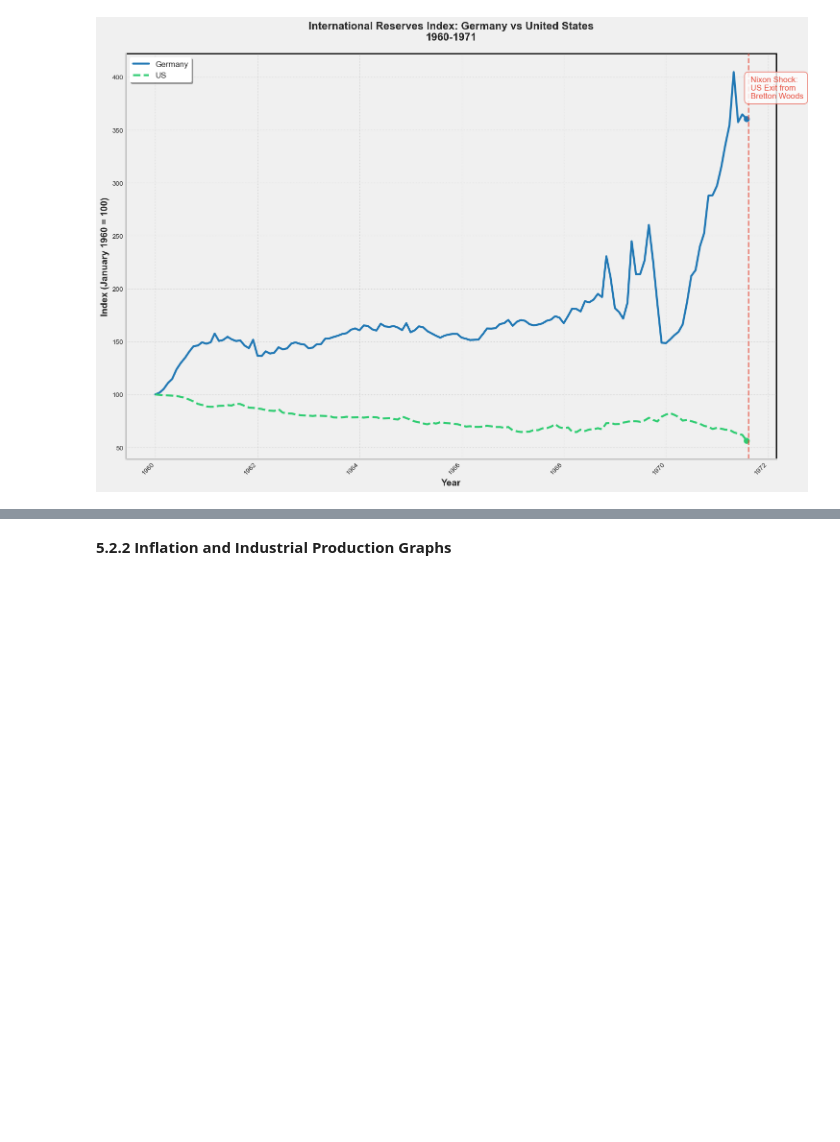
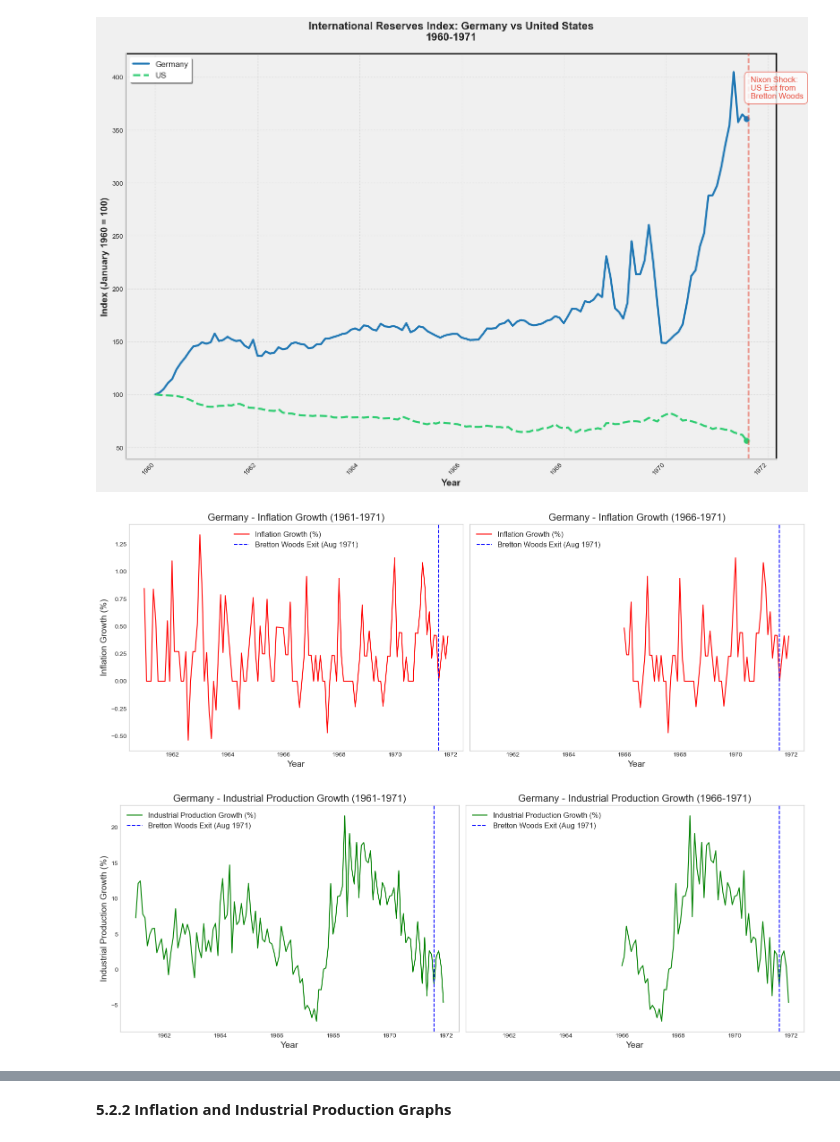
Before and after one commit to EC1B1-Macro-Project/Germany_Coursework, a Jupyter notebook: code/NB00.ipynb, the cells around one changed output, grey strips where cells are left out. Cells and saved outputs as stored; diff of their text form; code cells hidden in the pictures; blank space fills up the shorter version.

```diff
--- a/code/NB00.ipynb
+++ b/code/NB00.ipynb
@@ -584,3 +584,75 @@ plt.tight_layout()
 plt.show()
 # %% [output]
 [figure]
+# %%
+import matplotlib.pyplot as plt
+import pandas as pd
+
+# Define the Bretton Woods exit date
+bretton_woods_exit = pd.to_datetime("1971-08-01")
+
+# Filter data for Germany
+df_germany = merged_df[merged_df["Country"] == "Germany"].copy()
+
+# Convert Date column to datetime format
+df_germany["Date"] = pd.to_datetime(df_germany["Date"])
+
+# Define the start date for analysis
+start_year = "1961-01-01"
+
+# Filter full dataset
+df_full = df_germany[df_germany["Date"] >= start_year]
+
+# Define 10-year and 5-year filtered data
+df_10yr = df_germany[df_germany["Date"].between("1961-01-01", "1971-12-31")]
+df_5yr = df_germany[df_germany["Date"].between("1966-01-01", "1971-12-31")]
+
+# Create subplots for Inflation Growth (Side-by-Side)
+fig, ax = plt.subplots(1, 2, figsize=(16, 6), sharex=True, sharey=True)
+
+# Plot 10-year Inflation Growth
+ax[0].plot(df_10yr["Date"], df_10yr["Monthly Inflation Growth (%)"], label="Inflation Growth (%)", color="red")
+ax[0].axvline(bretton_woods_exit, color="blue", linestyle="--", label="Bretton Woods Exit (Aug 1971)")
+ax[0].set_title("Germany - Inflation Growth (1961-1971)", fontsize=16)
+ax[0].set_xlabel("Year", fontsize=14)
+ax[0].set_ylabel("Inflation Growth (%)", fontsize=14)
+ax[0].legend(fontsize=12)
+ax[0].grid()
+
+# Plot 5-year Inflation Growth
+ax[1].plot(df_5yr["Date"], df_5yr["Monthly Inflation Growth (%)"], label="Inflation Growth (%)", color="red")
+ax[1].axvline(bretton_woods_exit, color="blue", linestyle="--", label="Bretton Woods Exit (Aug 1971)")
+ax[1].set_title("Germany - Inflation Growth (1966-1971)", fontsize=16)
+ax[1].set_xlabel("Year", fontsize=14)
+ax[1].legend(fontsize=12)
+ax[1].grid()
+
+plt.tight_layout()
+plt.show()
+
+
+# Create subplots for Industrial Production Growth (Side-by-Side)
+fig, ax = plt.subplots(1, 2, figsize=(16, 6), sharex=True, sharey=True)
+
+# Plot 10-year Industrial Production Growth
+ax[0].plot(df_10yr["Date"], df_10yr["Industrial Production YoY Growth (%)"], label="Industrial Production Growth (%)", color="green")
+ax[0].axvline(bretton_woods_exit, color="blue", linestyle="--", label="Bretton Woods Exit (Aug 1971)")
+ax[0].set_title("Germany - Industrial Production Growth (1961-1971)", fontsize=16)
+ax[0].set_xlabel("Year", fontsize=14)
+ax[0].set_ylabel("Industrial Production Growth (%)", fontsize=14)
+ax[0].legend(fontsize=12)
+ax[0].grid()
+
+# Plot 5-year Industrial Production Growth
+ax[1].plot(df_5yr["Date"], df_5yr["Industrial Production YoY Growth (%)"], label="Industrial Production Growth (%)", color="green")
+ax[1].axvline(bretton_woods_exit, color="blue", linestyle="--", label="Bretton Woods Exit (Aug 1971)")
+ax[1].set_title("Germany - Industrial Production Growth (1966-1971)", fontsize=16)
+ax[1].set_xlabel("Year", fontsize=14)
+ax[1].legend(fontsize=12)
+ax[1].grid()
+
+plt.tight_layout()
+plt.show()
+# %% [output]
+[figure, added]
+[figure, added]
```
Also changed, not shown: parts of 23 cells of this notebook, 1 other file.
